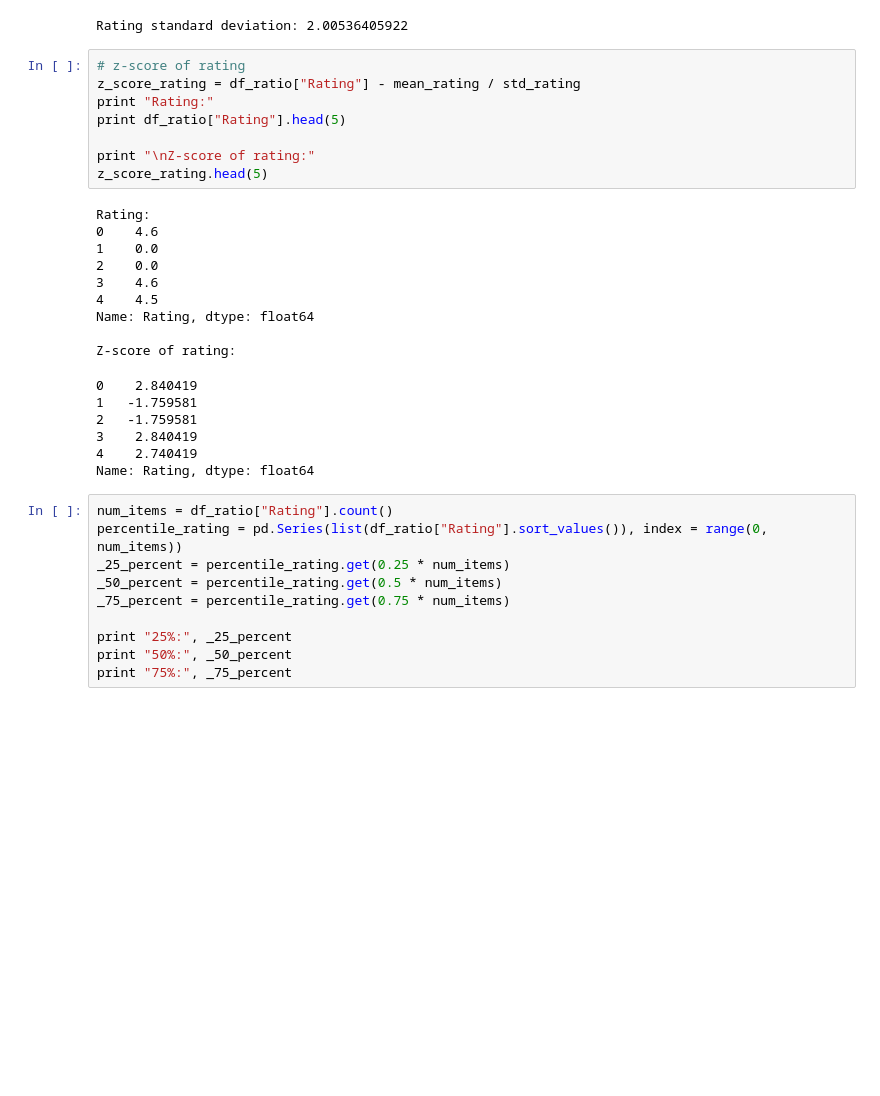
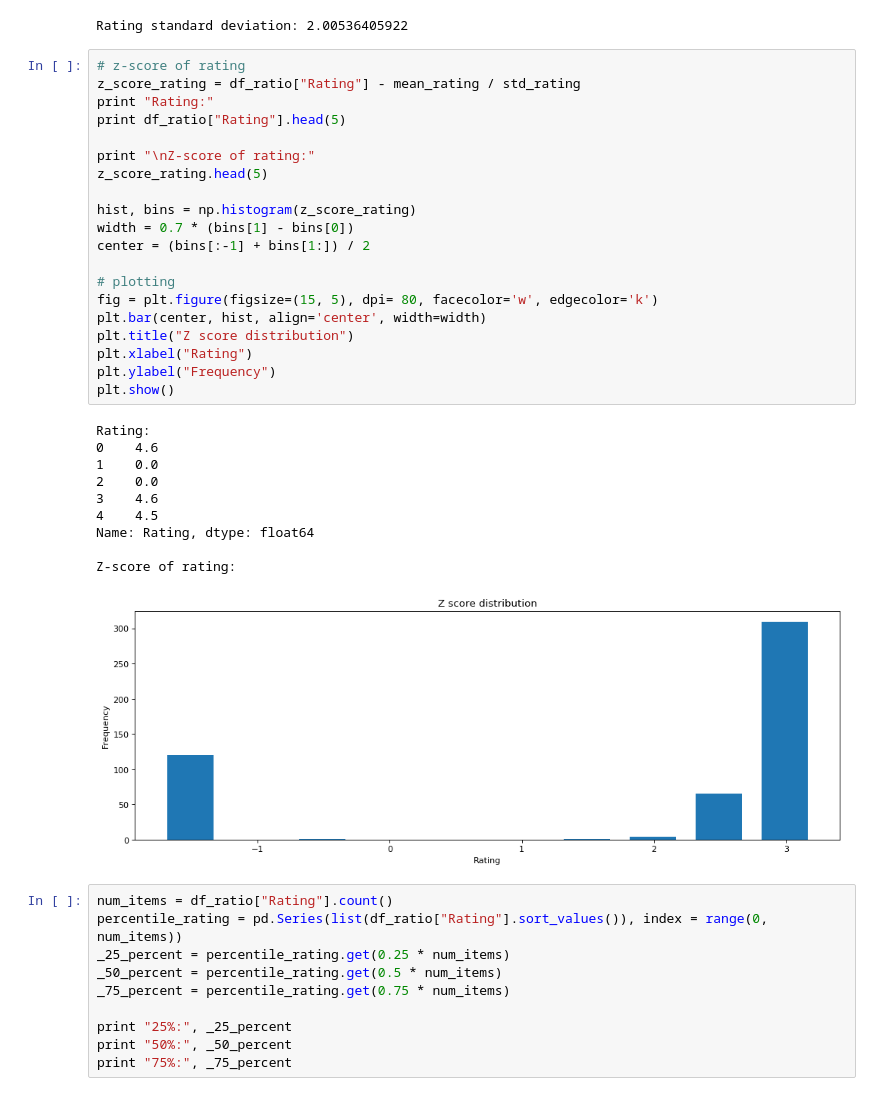
Before and after one commit to ongxuanhong/data-science-works, a Jupyter notebook: statistics/notebooks/data_descriptions.ipynb, the cells around one changed output. Drawn from its saved outputs; the diff is of its cells as text; blank space fills up the shorter version.

```diff
--- a/statistics/notebooks/data_descriptions.ipynb
+++ b/statistics/notebooks/data_descriptions.ipynb
@@ -207,27 +209,34 @@ Rating standard deviation: 2.00536405922
 # %%
 # z-score of rating
 z_score_rating = df_ratio["Rating"] - mean_rating / std_rating
 print "Rating:"
 print df_ratio["Rating"].head(5)
 
 print "\nZ-score of rating:"
 z_score_rating.head(5)
+
+hist, bins = np.histogram(z_score_rating)
+width = 0.7 * (bins[1] - bins[0])
+center = (bins[:-1] + bins[1:]) / 2
+
+# plotting
+fig = plt.figure(figsize=(15, 5), dpi= 80, facecolor='w', edgecolor='k')
+plt.bar(center, hist, align='center', width=width)
+plt.title("Z score distribution")
+plt.xlabel("Rating")
+plt.ylabel("Frequency")
+plt.show()
 # %% [output]
 Rating:
 0    4.6
 1    0.0
 2    0.0
 3    4.6
 4    4.5
 Name: Rating, dtype: float64
 
 Z-score of rating:
-0    2.840419
-1   -1.759581
-2   -1.759581
-3    2.840419
-4    2.740419
-Name: Rating, dtype: float64
+[figure, added]
 # %%
 num_items = df_ratio["Rating"].count()
 percentile_rating = pd.Series(list(df_ratio["Rating"].sort_values()), index = range(0, num_items))
```
Also changed, not shown: parts of 4 cells of this notebook.
